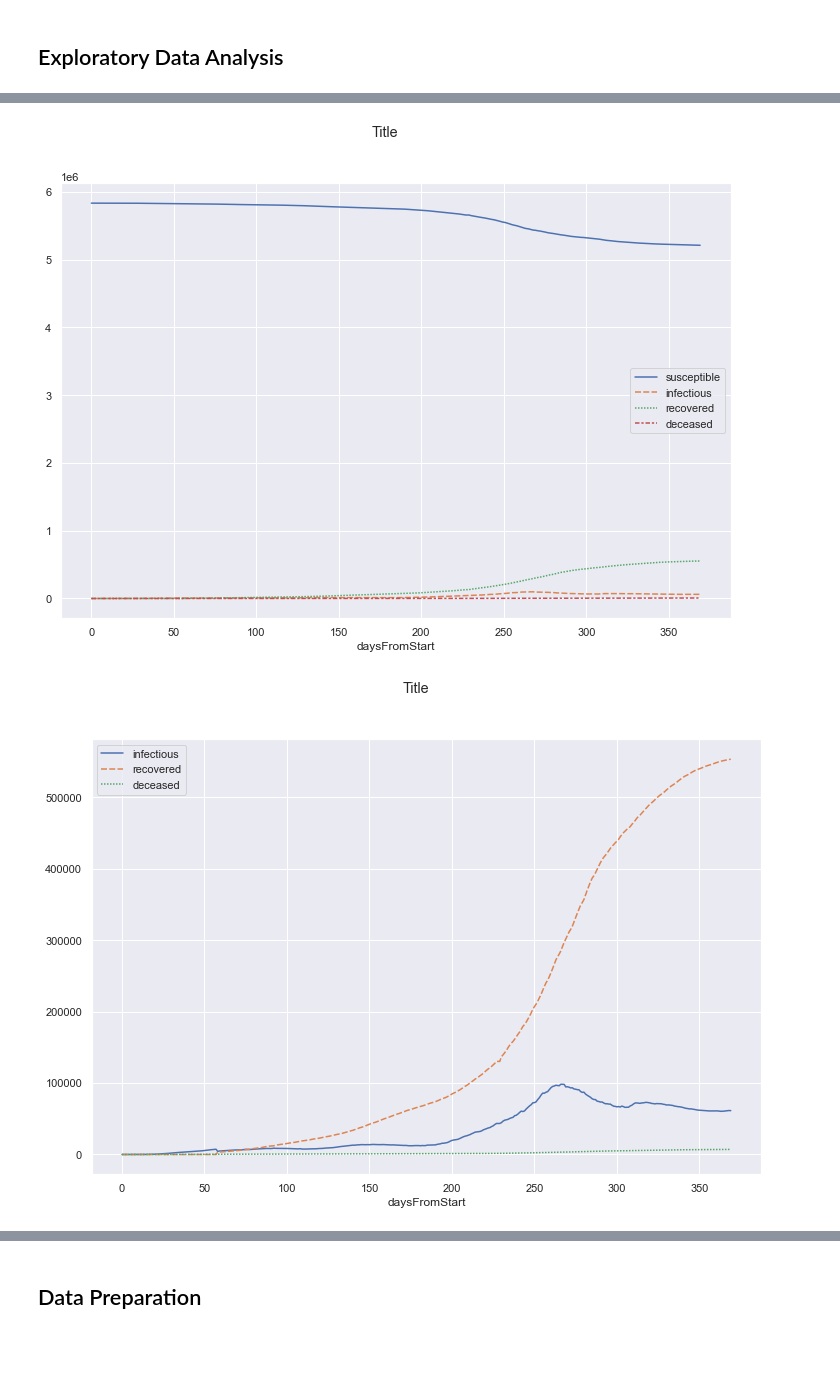
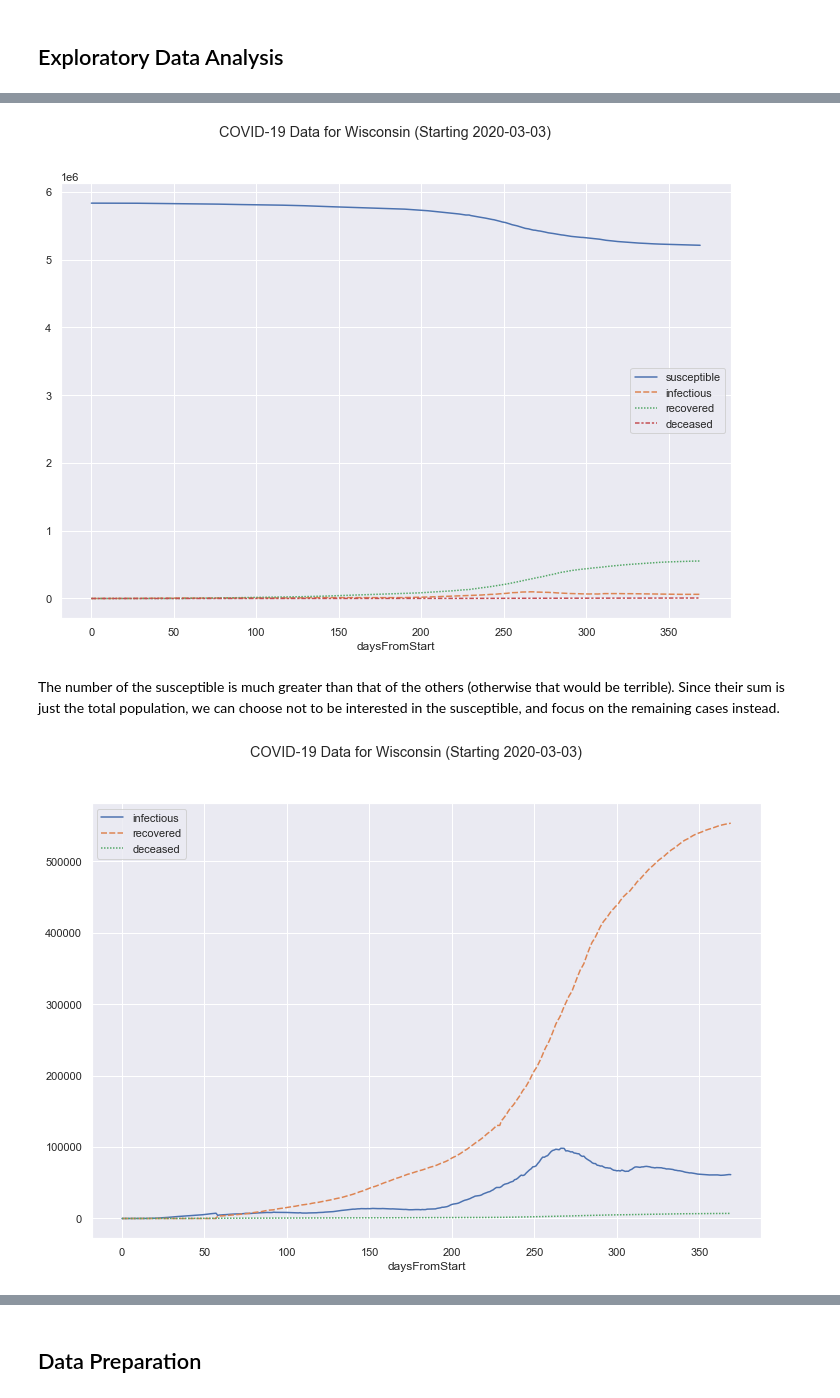
Before and after one commit to ZhongRuoyu/ntu-cz1115-project, a Jupyter notebook: covid.ipynb, the cells around one changed output, grey strips where cells are left out. Saved outputs shown, nothing was run; the diff lists cells and outputs as text; code cells hidden in the pictures; blank space fills up the shorter version.

```diff
--- a/covid.ipynb
+++ b/covid.ipynb
@@ -120,12 +148,14 @@ data
 # %%
-plt.suptitle("Title")
+plt.suptitle(f"COVID-19 Data for {state} (Starting {data.iloc[0]['date'].date()})")
 sb.lineplot(data=data)
 plt.show()
 # %% [output]
-[figure, old version]
+[figure, new version]
+# %% [markdown]
+The number of the susceptible is much greater than that of the others (otherwise that would be terrible). Since their sum is just the total population, we can choose not to be interested in the susceptible, and focus on the remaining cases instead.
 # %%
-plt.suptitle("Title")
+plt.suptitle(f"COVID-19 Data for {state} (Starting {data.iloc[0]['date'].date()})")
 sb.lineplot(data=data[["infectious", "recovered", "deceased"]])
 plt.show()
 # %% [output]
-[figure, old version]
+[figure, new version]
```
Also changed, not shown: parts of 61 cells of this notebook.
